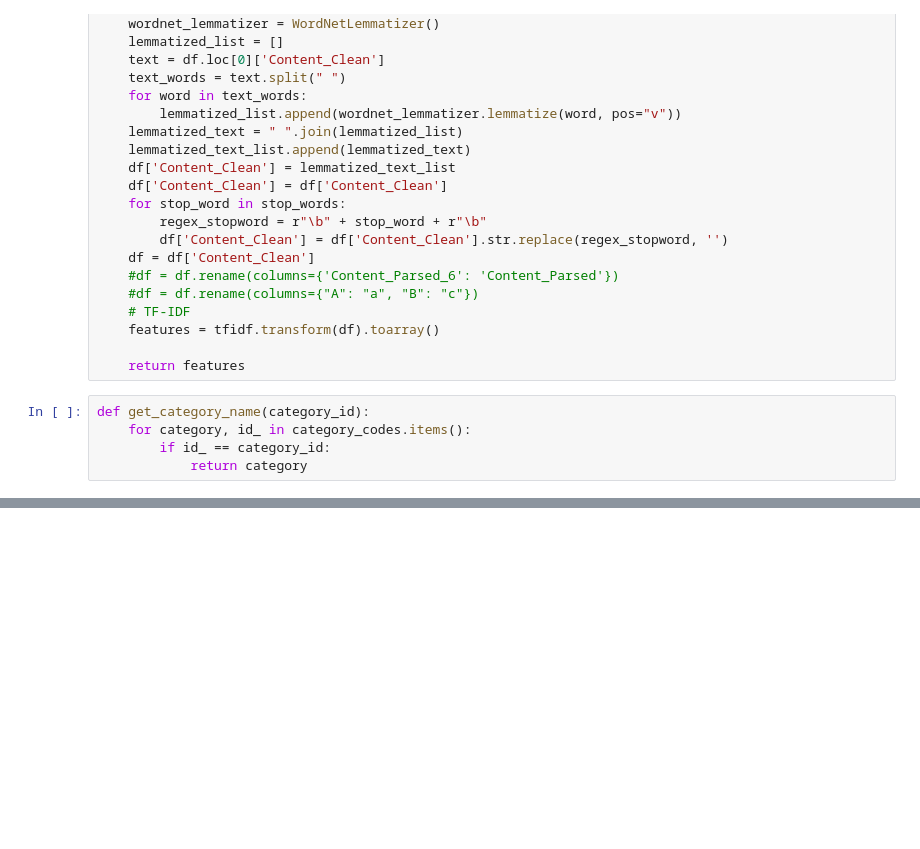
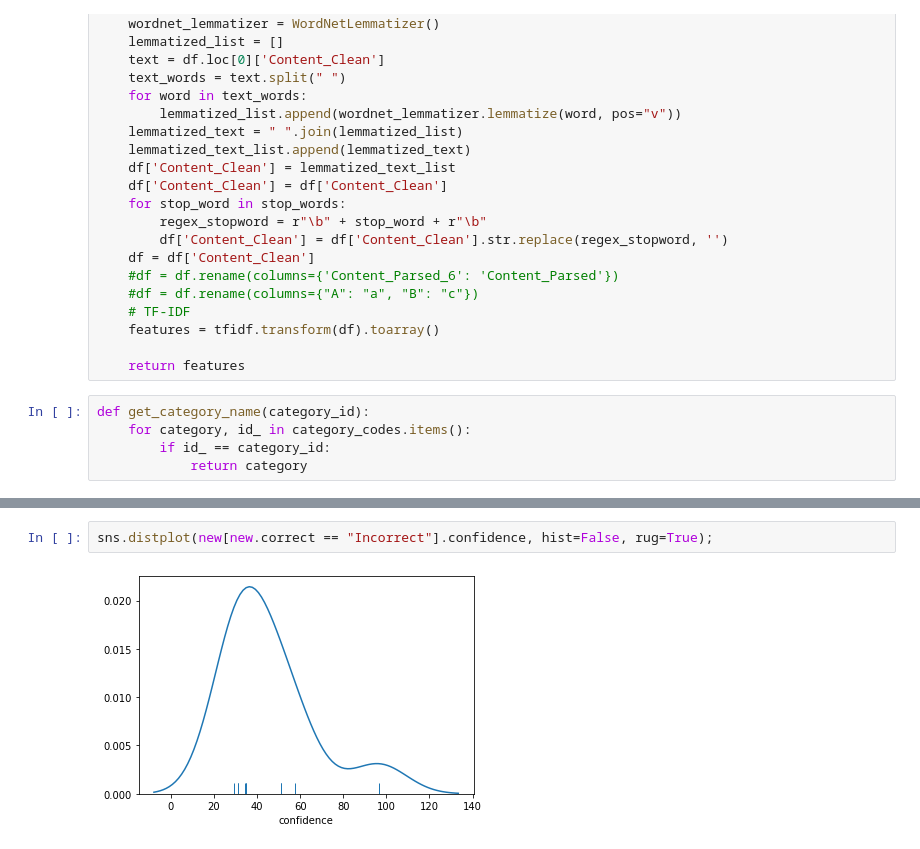
Before and after one commit to kelu124/ebayUSprobes, a Jupyter notebook: 10.ApplyModel.ipynb, the cells around one changed output, grey strips where cells are left out. Cells and saved outputs as stored; diff of their text form; blank space fills up the shorter version.

```diff
--- a/10.ApplyModel.ipynb
+++ b/10.ApplyModel.ipynb
@@ -135,0 +184,4 @@ See the caveats in the documentation: https://pandas.pydata.org/pandas-docs/stab
+# %%
+sns.distplot(new[new.correct == "Incorrect"].confidence, hist=False, rug=True);
+# %% [output]
+[figure, added]
```
Also changed, not shown: parts of 14 cells of this notebook, 12 other files.
